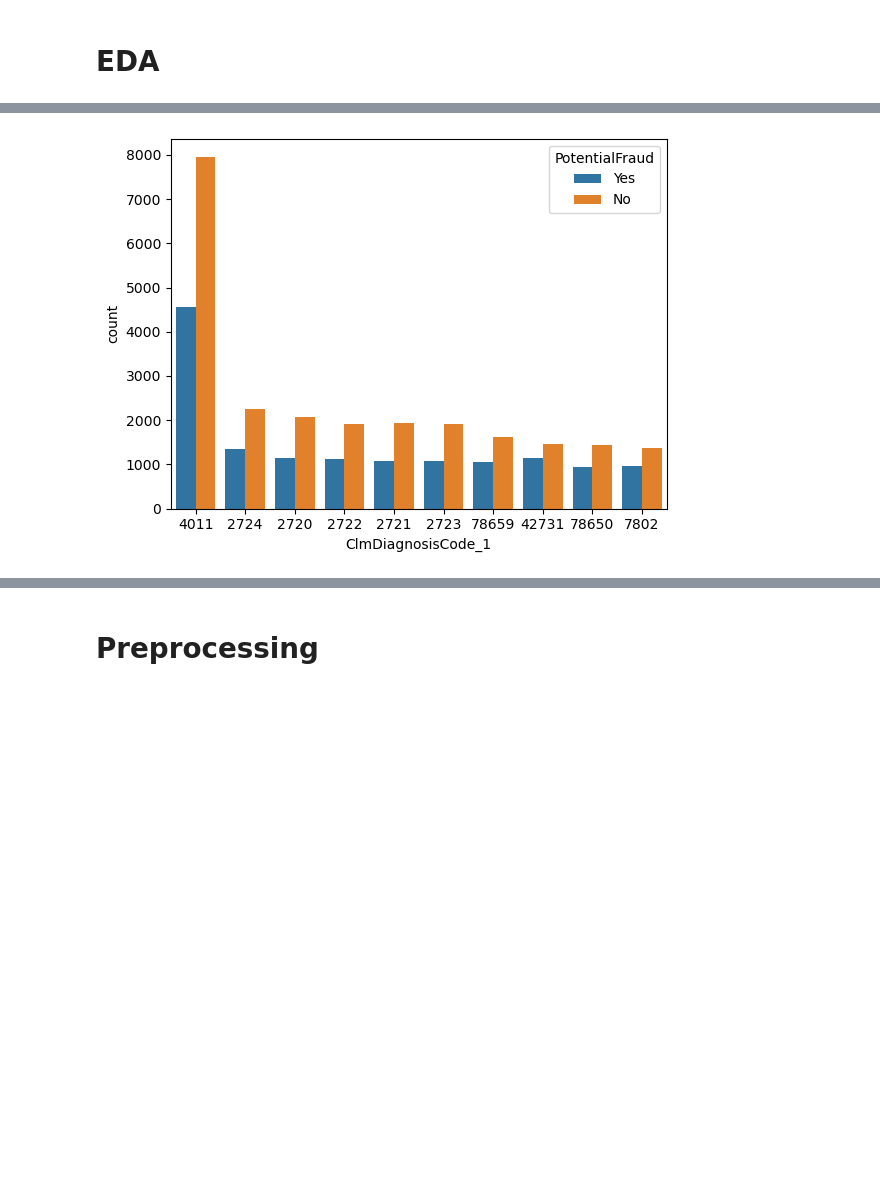
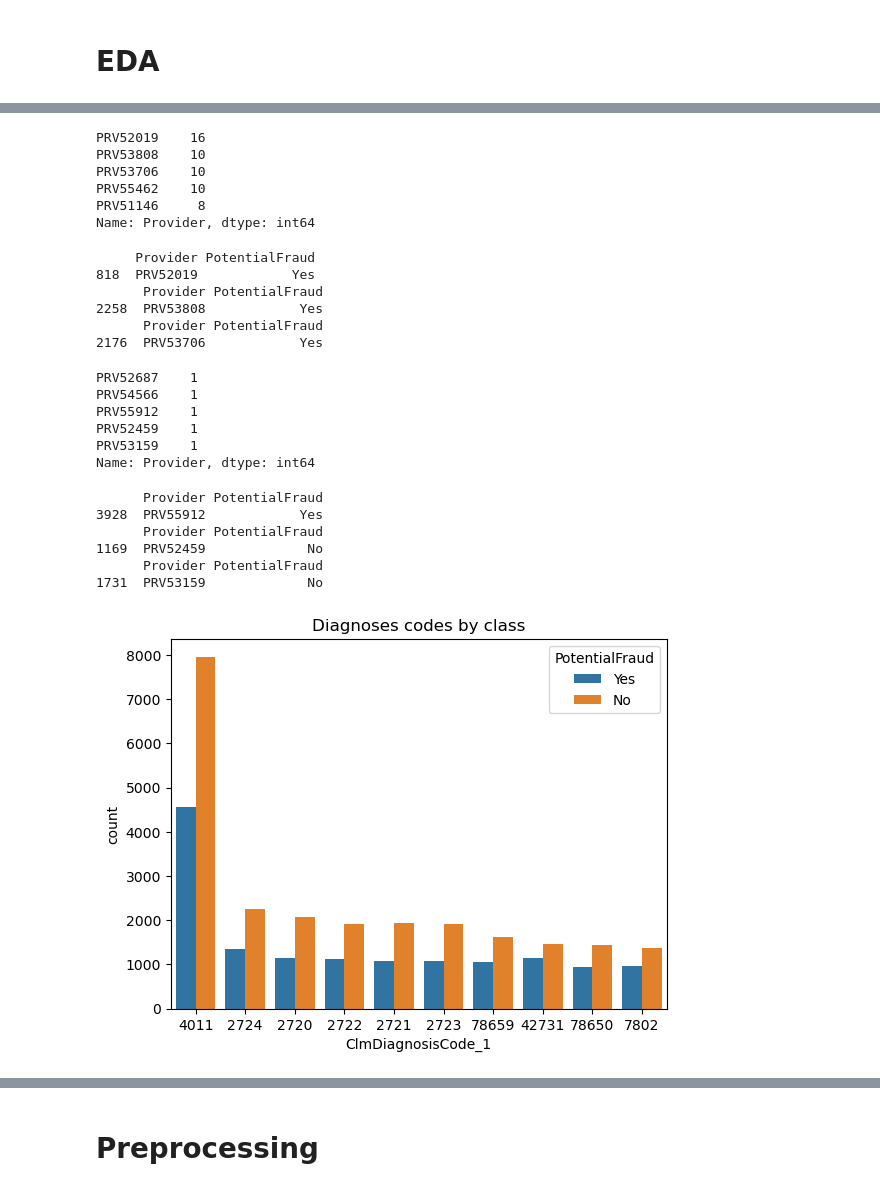
Before and after one commit to ingridchien/medical-provider-fraud-detection, a Jupyter notebook: Analysis.ipynb, the cells around one changed output, grey strips where cells are left out. Cells and saved outputs as stored; diff of their text form; code cells hidden in the pictures; blank space fills up the shorter version.

```diff
--- a/Analysis.ipynb
+++ b/Analysis.ipynb
@@ -99,5 +111,51 @@ sns.countplot(x='ClmProcedureCode_1',hue='PotentialFraud',data=full_train, order
+# %%
+# examine other providers who give the same procedure codes of 8154
+out_8154 = full_train.loc[full_train['ClmProcedureCode_1'] == 8154.0]
+out_8154['Provider'].value_counts()[:5]
+# %% [output]
+PRV52019    16
+PRV53808    10
+PRV53706    10
+PRV55462    10
+PRV51146     8
+Name: Provider, dtype: int64
+# %%
+# identify if most frequent providers under this code are fraudulent
+print(train_label.loc[train_label['Provider']=='PRV52019'])
+print(train_label.loc[train_label['Provider']=='PRV53808'])
+print(train_label.loc[train_label['Provider']=='PRV53706'])
+# %% [output]
+     Provider PotentialFraud
+818  PRV52019            Yes
+      Provider PotentialFraud
+2258  PRV53808            Yes
+      Provider PotentialFraud
+2176  PRV53706            Yes
+# %%
+out_8154['Provider'].value_counts()[-5:]
+# %% [output]
+PRV52687    1
+PRV54566    1
+PRV55912    1
+PRV52459    1
+PRV53159    1
+Name: Provider, dtype: int64
+# %%
+# identify if least frequent providers under this code are fraudulent
+print(train_label.loc[train_label['Provider']=='PRV55912'])
+print(train_label.loc[train_label['Provider']=='PRV52459'])
+print(train_label.loc[train_label['Provider']=='PRV53159'])
+# %% [output]
+      Provider PotentialFraud
+3928  PRV55912            Yes
+      Provider PotentialFraud
+1169  PRV52459             No
+      Provider PotentialFraud
+1731  PRV53159             No
 # %%
+# plot counts of top appearing diagnoses codes with side by side bars for fraud vs non fraud
 sns.countplot(x='ClmDiagnosisCode_1',hue='PotentialFraud',data=full_train, order=full_train['ClmDiagnosisCode_1'].value_counts().index[1:11]);
+plt.title('Diagnoses codes by class');
 # %% [output]
-[figure, old version]
+[figure, new version]
 # %%
```
Also changed, not shown: parts of 17 cells of this notebook.
